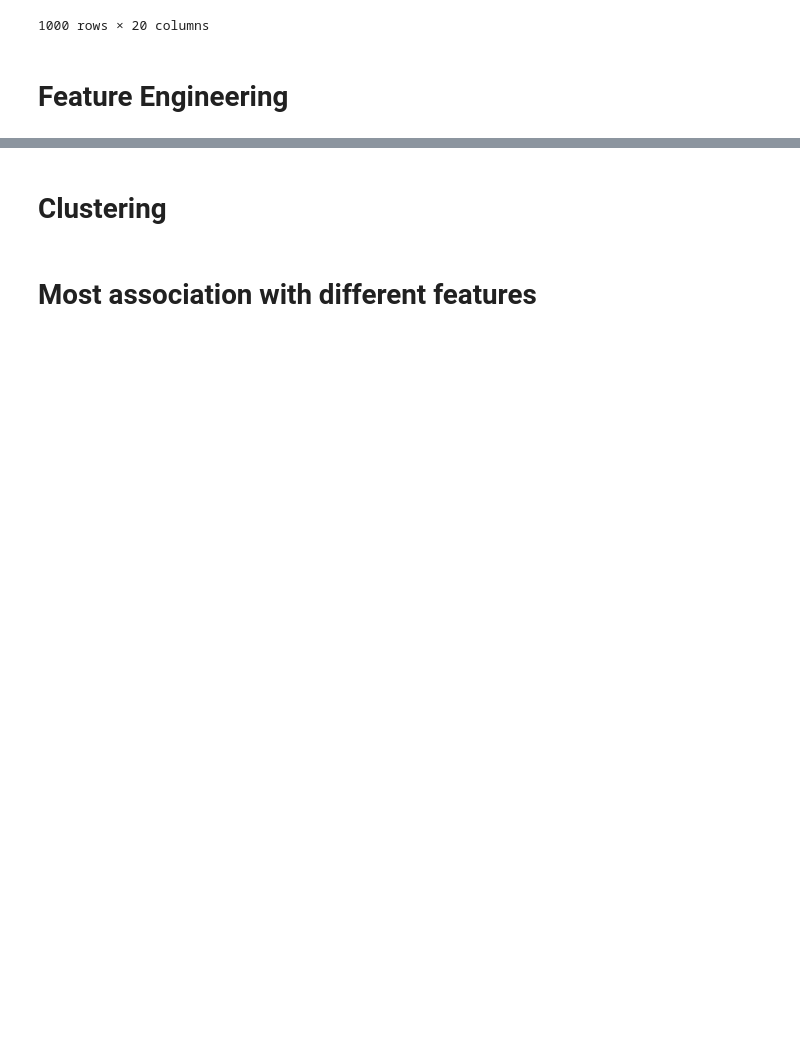
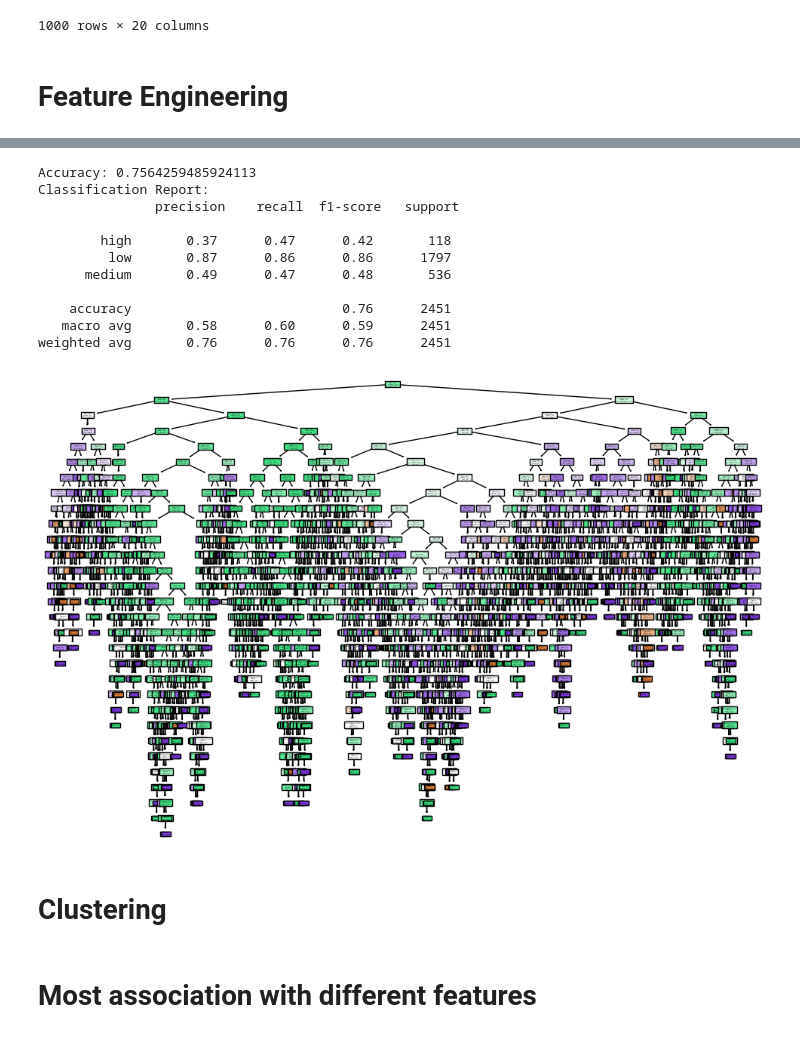
Before and after one commit to DConly/MachineLearningProject, a Jupyter notebook: mainJupyterNotebook.ipynb, the cells around one changed output, grey strips where cells are left out. Saved outputs shown, nothing was run; the diff lists cells and outputs as text; code cells hidden in the pictures; blank space fills up the shorter version.

```diff
--- a/mainJupyterNotebook.ipynb
+++ b/mainJupyterNotebook.ipynb
@@ -46,3 +74,31 @@ The data before feature engineering has as shape of (34388, 18)
+# %%
+from sklearn.tree import plot_tree
+
+
+clf = DecisionTreeClassifier(random_state=42)
+clf.fit(X_train, y_train)
+y_pred = clf.predict(X_test)
+print("Accuracy:", accuracy_score(y_test, y_pred))
+print("Classification Report:\n", classification_report(y_test, y_pred))
+
+# Step 6: Visualize the Decision Tree
+plt.figure(figsize=(12, 8))
+plot_tree(clf, feature_names=df.drop(columns=['DAMAGE_PROPERTY', 'DAMAGE_CROPS', 'DAMAGE_CATEGORY']).columns,
+          class_names=clf.classes_, filled=True)
+plt.show()
+# %% [output]
+Accuracy: 0.7564259485924113
+Classification Report:
+               precision    recall  f1-score   support
+
+        high       0.37      0.47      0.42       118
+         low       0.87      0.86      0.86      1797
+      medium       0.49      0.47      0.48       536
+
+    accuracy                           0.76      2451
+   macro avg       0.58      0.60      0.59      2451
+weighted avg       0.76      0.76      0.76      2451
+[figure, added]
 # %% [markdown]
 # Clustering
 # %% [markdown]
```
Also changed, not shown: parts of 3 cells of this notebook, 1 other file.
